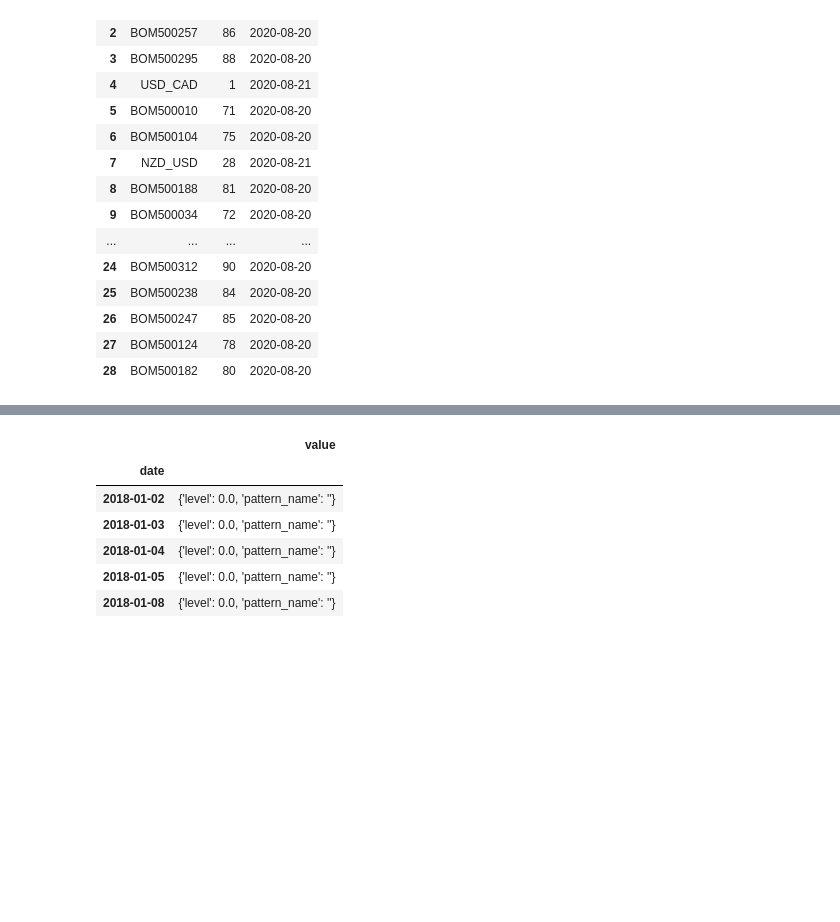
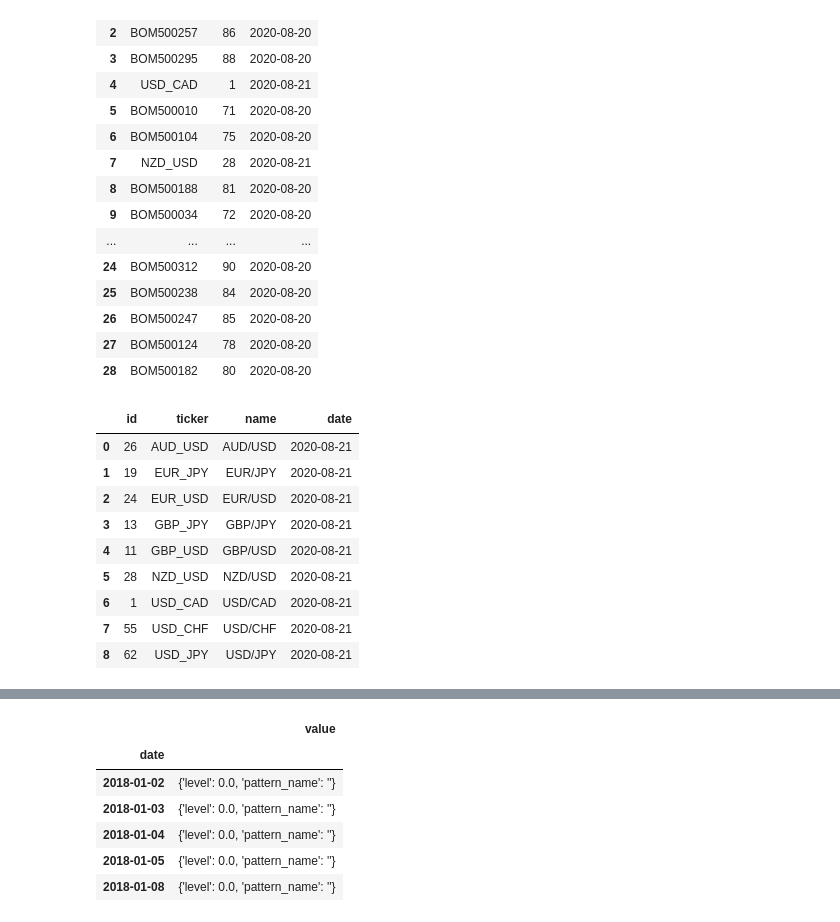
Before and after one commit to saeed349/Dash-Multi-Page-App-Template, a Jupyter notebook: Storage/notebooks/Agregrate Analysis.ipynb, the cells around one changed output, grey strips where cells are left out. Saved outputs shown, nothing was run; the diff lists cells and outputs as text; code cells hidden in the pictures; blank space fills up the shorter version.

```diff
--- a/Storage/notebooks/Agregrate Analysis.ipynb
+++ b/Storage/notebooks/Agregrate Analysis.ipynb
@@ -44,3 +44,25 @@ df_ticker_last_day
 # %%
 # sql="""select date_price as date, open_price as open, high_price as high, low_price as low , close_price as close,volume from daily_data where stock_id=71"""
 # df_stock=pd.read_sql(sql,con=conn_secmaster)
+# %%
+sql="select distinct instrument from symbol" # change it to exchange when you reload oanda
+df_instrument_type=pd.read_sql(sql,con=conn_indicator)
+df_instrument_type
+selected_instrument='Forex'
+# %%
+sql="""SELECT max(s.id) as id, s.ticker, s.name, max(d.date_price) as date
+FROM symbol s inner join d_data d on s.id= d.symbol_id where s.instrument='{}'
+group by s.ticker,s.name""".format(selected_instrument)
+df_symbols=pd.read_sql(sql,con=conn_indicator)
+df_symbols
+# %% [output]
+|  | id | ticker | name | date |
+| 0 | 26 | AUD_USD | AUD/USD | 2020-08-21 |
+| 1 | 19 | EUR_JPY | EUR/JPY | 2020-08-21 |
+| 2 | 24 | EUR_USD | EUR/USD | 2020-08-21 |
+| 3 | 13 | GBP_JPY | GBP/JPY | 2020-08-21 |
+| 4 | 11 | GBP_USD | GBP/USD | 2020-08-21 |
+| 5 | 28 | NZD_USD | NZD/USD | 2020-08-21 |
+| 6 | 1 | USD_CAD | USD/CAD | 2020-08-21 |
+| 7 | 55 | USD_CHF | USD/CHF | 2020-08-21 |
+| 8 | 62 | USD_JPY | USD/JPY | 2020-08-21 |
```
Also changed, not shown: parts of 7 cells of this notebook, 4 other files.
